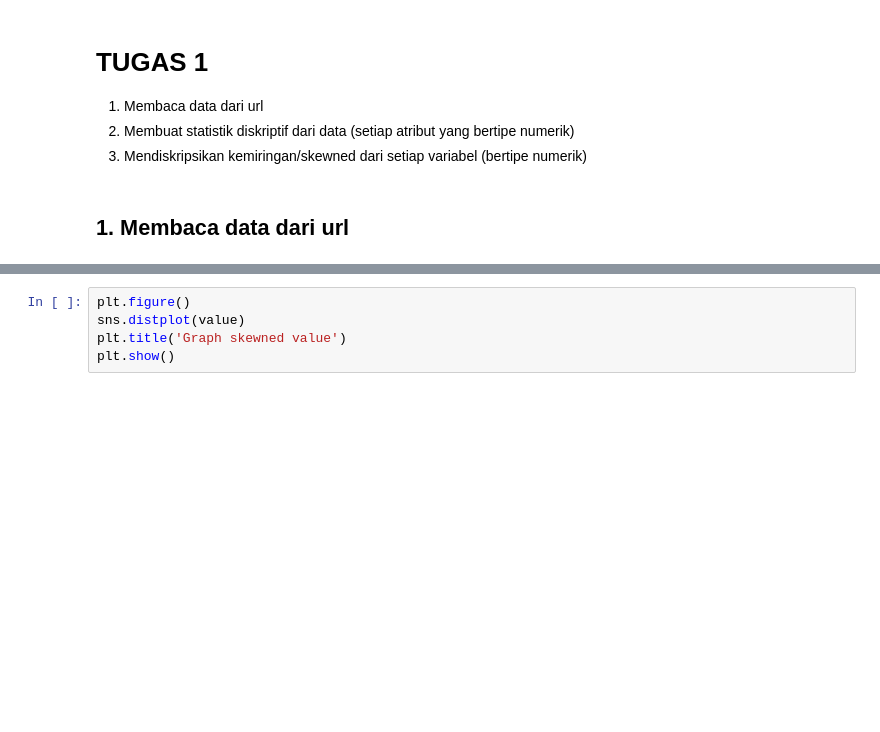
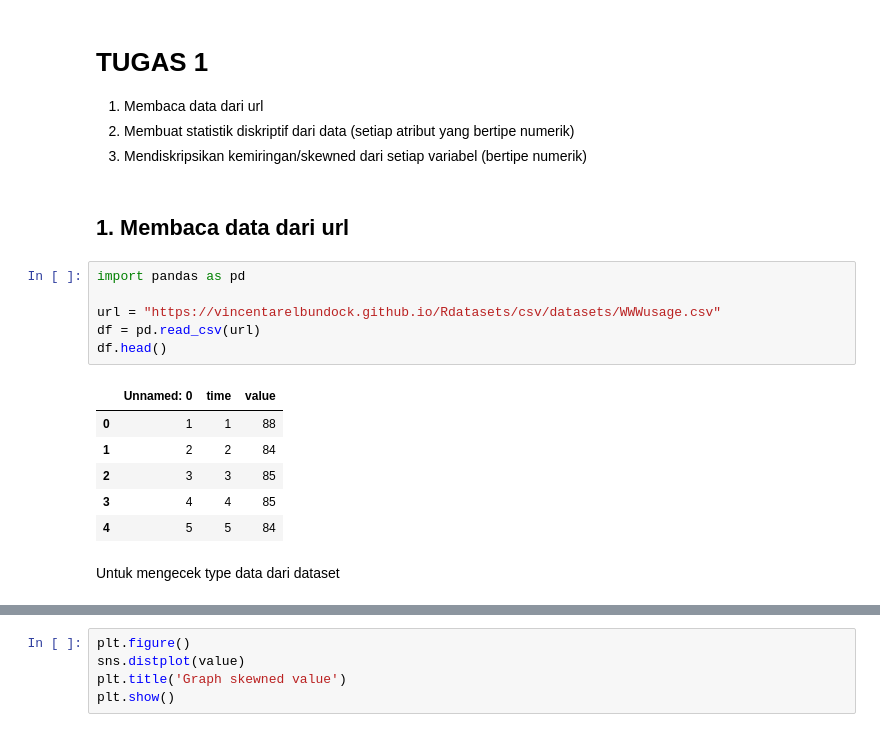
Before and after one commit to UswatunChasanah/datamining, a Jupyter notebook: _sources/notebooks.ipynb, the cells around one changed output, grey strips where cells are left out. Cells and saved outputs as stored; diff of their text form; blank space fills up the shorter version.

```diff
--- a/_sources/notebooks.ipynb
+++ b/_sources/notebooks.ipynb
@@ -5,3 +5,18 @@
 3.   Mendiskripsikan kemiringan/skewned dari setiap variabel (bertipe numerik)
 # %% [markdown]
 ## 1. Membaca data dari url
+# %%
+import pandas as pd
+
+url = "https://vincentarelbundock.github.io/Rdatasets/csv/datasets/WWWusage.csv"
+df = pd.read_csv(url)
+df.head()
+# %% [output]
+|  | Unnamed: 0 | time | value |
+| 0 | 1 | 1 | 88 |
+| 1 | 2 | 2 | 84 |
+| 2 | 3 | 3 | 85 |
+| 3 | 4 | 4 | 85 |
+| 4 | 5 | 5 | 84 |
+# %% [markdown]
+Untuk mengecek type data dari dataset
```
Also changed, not shown: parts of 20 cells of this notebook, 5 other files.
